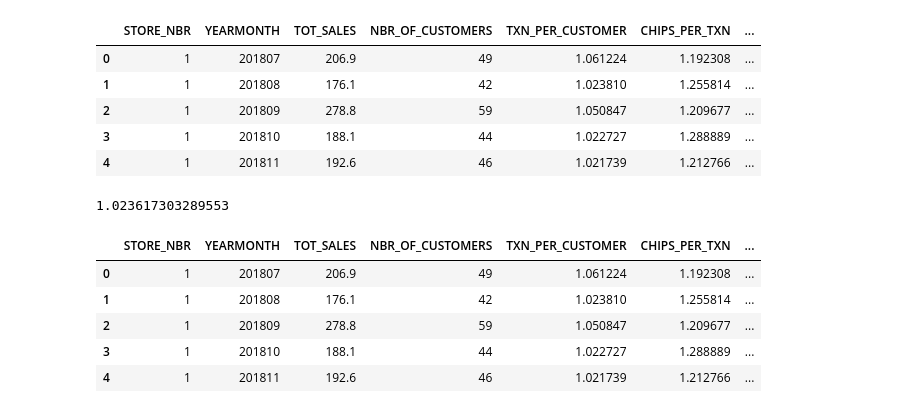
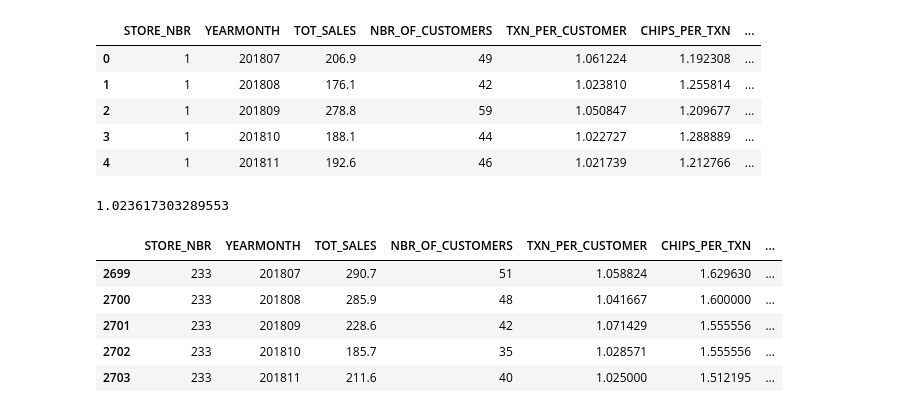
Before and after one commit to wa-le/Quantium-Forage-Virtual-Internship, a Jupyter notebook: my_quantium_T2.ipynb, the cells around one changed output. Drawn from its saved outputs; the diff is of its cells as text; code cells hidden in the pictures.

```diff
--- a/my_quantium_T2.ipynb
+++ b/my_quantium_T2.ipynb
@@ -759,13 +759,16 @@ sales_scaling_factor
 # %%
 # create a new DF 'scaled_control_sales'
 # we use our df_measureOverTime DF in the process
 
 scaled_control_sales = df_measureOverTime.copy()
+
+# we want only the control stores - store 233
+scaled_control_sales = scaled_control_sales[scaled_control_sales['STORE_NBR'] == control_store]
 scaled_control_sales.head()
 # %% [output]
 |  | STORE_NBR | YEARMONTH | TOT_SALES | NBR_OF_CUSTOMERS | TXN_PER_CUSTOMER | CHIPS_PER_TXN | ... |
-| 0 | 1 | 201807 | 206.9 | 49 | 1.061224 | 1.192308 | ... |
-| 1 | 1 | 201808 | 176.1 | 42 | 1.023810 | 1.255814 | ... |
-| 2 | 1 | 201809 | 278.8 | 59 | 1.050847 | 1.209677 | ... |
-| 3 | 1 | 201810 | 188.1 | 44 | 1.022727 | 1.288889 | ... |
-| 4 | 1 | 201811 | 192.6 | 46 | 1.021739 | 1.212766 | ... |
+| 2699 | 233 | 201807 | 290.7 | 51 | 1.058824 | 1.629630 | ... |
+| 2700 | 233 | 201808 | 285.9 | 48 | 1.041667 | 1.600000 | ... |
+| 2701 | 233 | 201809 | 228.6 | 42 | 1.071429 | 1.555556 | ... |
+| 2702 | 233 | 201810 | 185.7 | 35 | 1.028571 | 1.555556 | ... |
+| 2703 | 233 | 201811 | 211.6 | 40 | 1.025000 | 1.512195 | ... |
```
Also changed, not shown: parts of 9 cells of this notebook.
